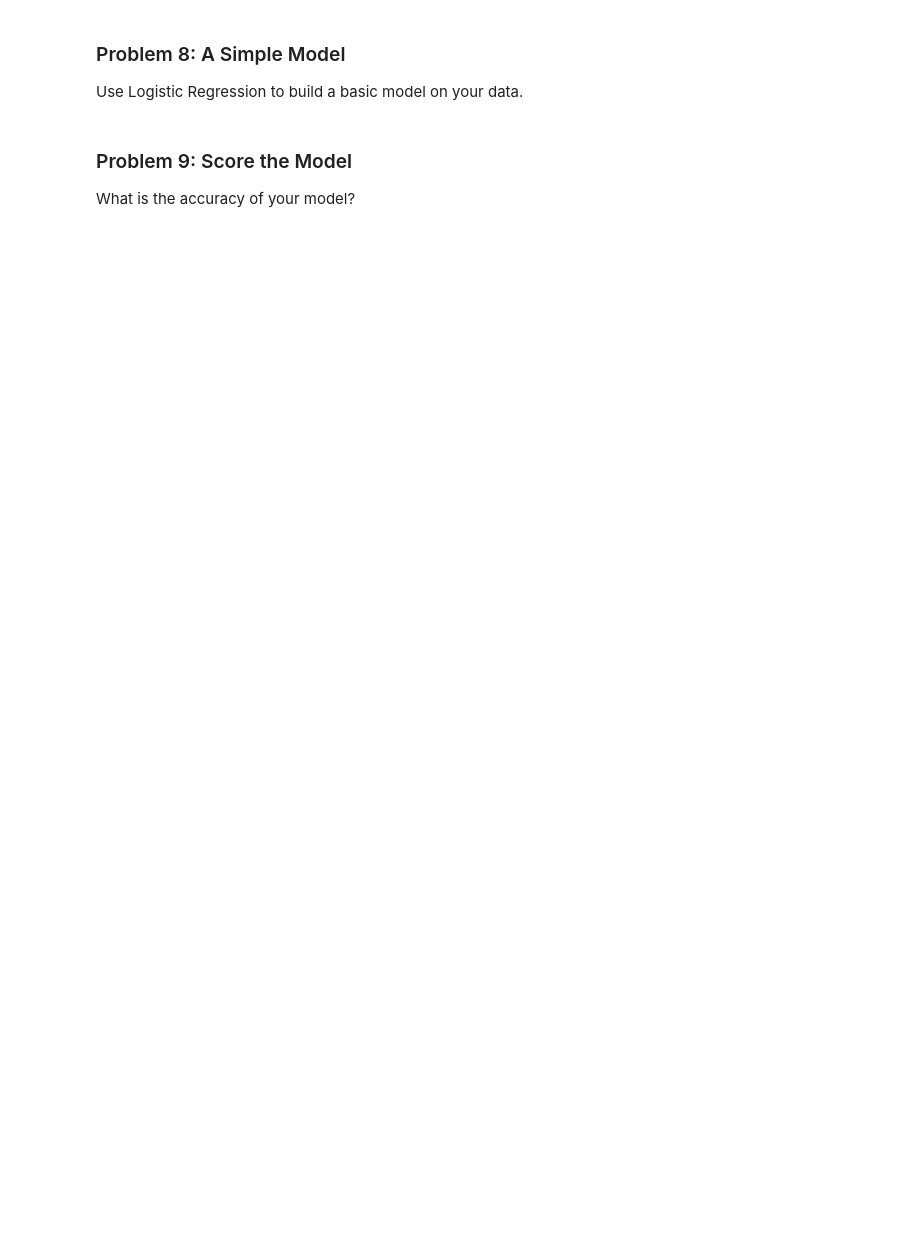
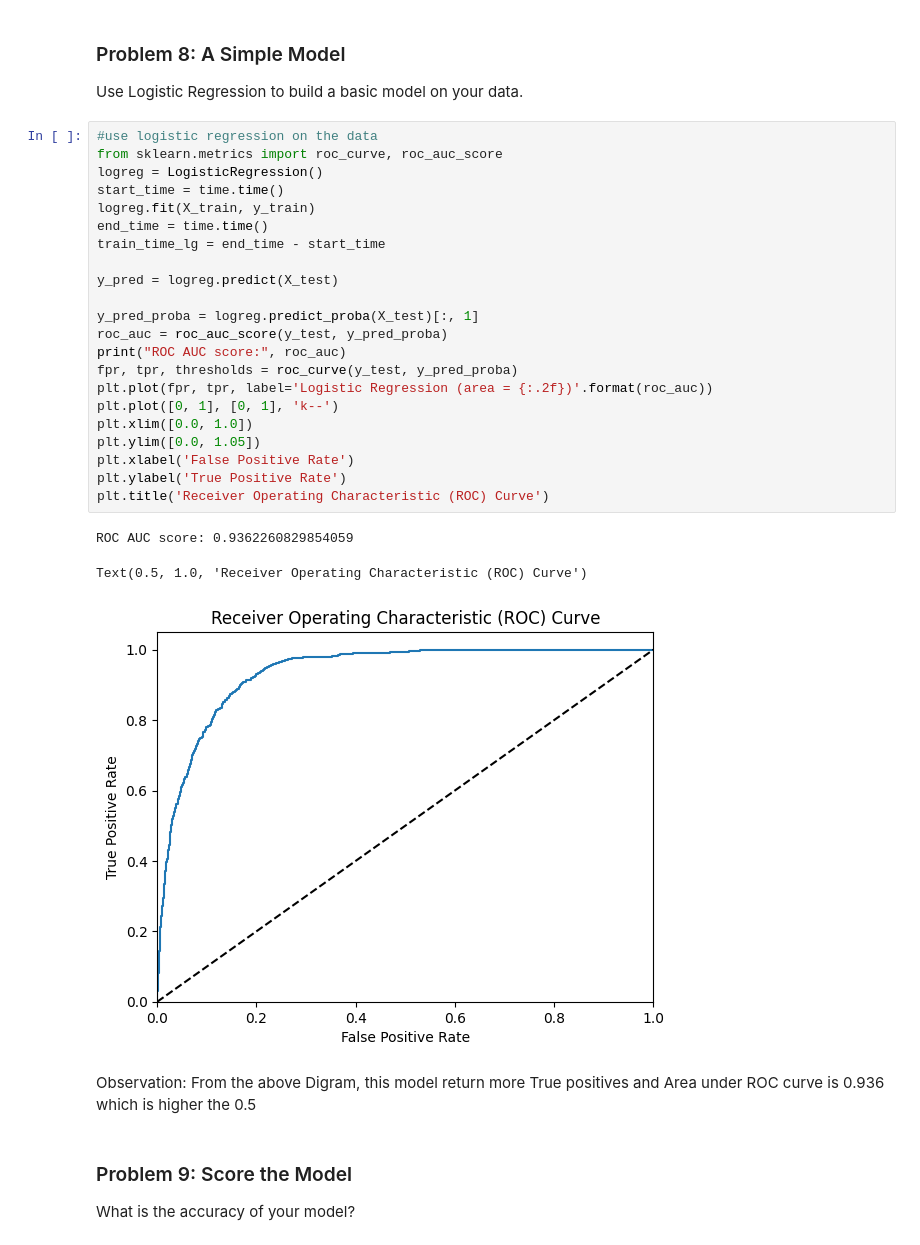
Before and after one commit to purnachand1186/bankMarketing_ML, a Jupyter notebook: prompt_III.ipynb, the cells around one changed output. Drawn from its saved outputs; the diff is of its cells as text; blank space fills up the shorter version.

```diff
--- a/prompt_III.ipynb
+++ b/prompt_III.ipynb
@@ -647,6 +681,34 @@ F1-score: 0.535497
 ### Problem 8: A Simple Model
 
 Use Logistic Regression to build a basic model on your data.
+# %%
+#use logistic regression on the data
+from sklearn.metrics import roc_curve, roc_auc_score
+logreg = LogisticRegression()
+start_time = time.time()
+logreg.fit(X_train, y_train)
+end_time = time.time()
+train_time_lg = end_time - start_time
+
+y_pred = logreg.predict(X_test)
+
+y_pred_proba = logreg.predict_proba(X_test)[:, 1]
+roc_auc = roc_auc_score(y_test, y_pred_proba)
+print("ROC AUC score:", roc_auc)
+fpr, tpr, thresholds = roc_curve(y_test, y_pred_proba)
+plt.plot(fpr, tpr, label='Logistic Regression (area = {:.2f})'.format(roc_auc))
+plt.plot([0, 1], [0, 1], 'k--')
+plt.xlim([0.0, 1.0])
+plt.ylim([0.0, 1.05])
+plt.xlabel('False Positive Rate')
+plt.ylabel('True Positive Rate')
+plt.title('Receiver Operating Characteristic (ROC) Curve')
+# %% [output]
+ROC AUC score: 0.9362260829854059
+Text(0.5, 1.0, 'Receiver Operating Characteristic (ROC) Curve')
+[figure, added]
+# %% [markdown]
+Observation: From the above Digram, this model return more True positives and Area under ROC curve is 0.936 which is higher the 0.5
 # %% [markdown]
 ### Problem 9: Score the Model
 
```
Also changed, not shown: parts of 18 cells of this notebook.
